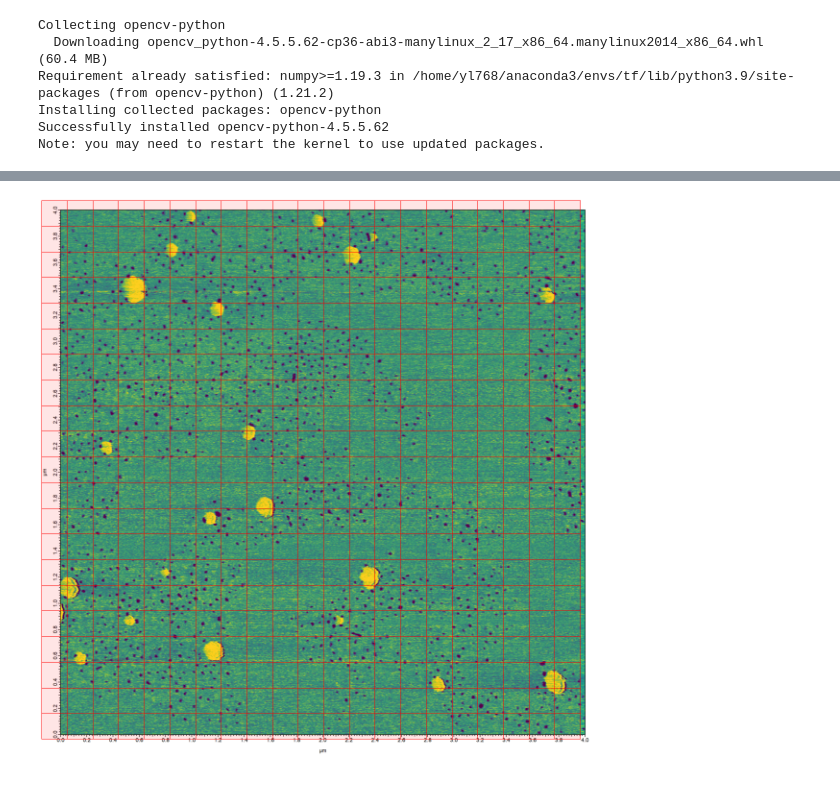
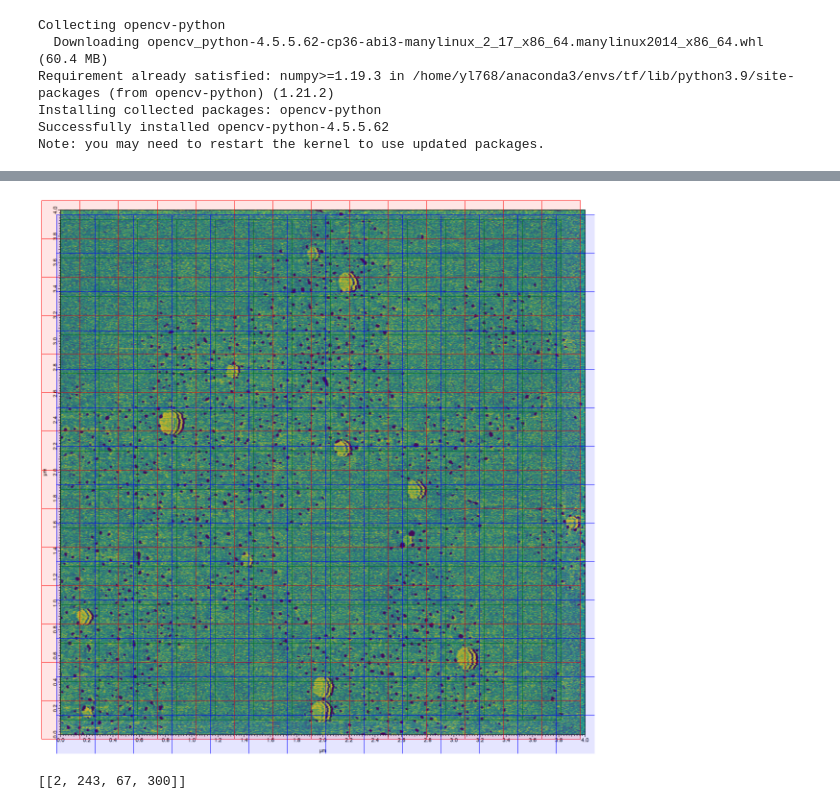
Before and after one commit to linyueqian/Quantifying-nanopaticles-in-TEM-images-through-deep-learning, a Jupyter notebook: Cutting.ipynb, the cells around one changed output, grey strips where cells are left out. Saved outputs shown, nothing was run; the diff lists cells and outputs as text; code cells hidden in the pictures.

```diff
--- a/Cutting.ipynb
+++ b/Cutting.ipynb
@@ -169,35 +148,37 @@ readxml("xxx.xml")
 # %%
 # this is used to find the suitable gap
+filename = '/home/yl768/UVM_H/images/46k_105C/labeled/X105C0030PhRm0.tif'
 im = np.asarray(Image.open(filename))
-gap=175
+xn, yn,z = im.shape
+gap=150
 plt.figure(figsize=(20, 16))
 plt.imshow(im)
 ap = plt.gca()
 plt.axis('off')
 for i in range(0, xn, gap):
     for j in range(0, yn, gap):
         if (i + gap < xn) and (j + gap < yn):
             rect = patches.Rectangle((j - 0.5, i - 0.5), gap, gap, linewidth = 1, edgecolor = 'r', facecolor = "none")
             ap.add_patch(rect)
             rect = patches.Rectangle((j - 0.5, i - 0.5), gap, gap, color = "r", alpha = 0.1)
             ap.add_patch(rect)
-# for i in range(int(gap / 2), xn, gap):
-#     for j in range(int(gap / 2), yn, gap):
-#         if (i + gap < xn) and (j + gap < yn):
-#             rect = patches.Rectangle((j - 0.5, i - 0.5), gap, gap, linewidth = 1, edgecolor = 'g', facecolor = "none")
-#             ap.add_patch(rect)
-#             rect = patches.Rectangle((j - 0.5, i - 0.5), gap, gap, color = "g", alpha = 0.1)
-#             ap.add_patch(rect)
-# for i in range(xn, 0, -gap):
-#     for j in range(yn, 0, -gap):
-#         if (i - gap > 0) and (j - gap > 0):
-#             rect = patches.Rectangle((j - 0.5 - gap, i - 0.5 - gap), gap, gap, linewidth = 1, edgecolor = 'b', facecolor = "none")
-#             ap.add_patch(rect)
-#             rect = patches.Rectangle((j - 0.5 - gap, i - 0.5 - gap), gap, gap, color = "b", alpha = 0.1)
-#             ap.add_patch(rect)
+for i in range(int(gap / 2), xn, gap):
+    for j in range(int(gap / 2), yn, gap):
+        if (i + gap < xn) and (j + gap < yn):
+            rect = patches.Rectangle((j - 0.5, i - 0.5), gap, gap, linewidth = 1, edgecolor = 'g', facecolor = "none")
+            ap.add_patch(rect)
+            rect = patches.Rectangle((j - 0.5, i - 0.5), gap, gap, color = "g", alpha = 0.1)
+            ap.add_patch(rect)
+for i in range(xn, 0, -gap):
+    for j in range(yn, 0, -gap):
+        if (i - gap > 0) and (j - gap > 0):
+            rect = patches.Rectangle((j - 0.5 - gap, i - 0.5 - gap), gap, gap, linewidth = 1, edgecolor = 'b', facecolor = "none")
+            ap.add_patch(rect)
+            rect = patches.Rectangle((j - 0.5 - gap, i - 0.5 - gap), gap, gap, color = "b", alpha = 0.1)
+            ap.add_patch(rect)
 plt.gca().xaxis.set_major_locator(plt.NullLocator())
 plt.gca().yaxis.set_major_locator(plt.NullLocator())
 plt.subplots_adjust(top = 1, bottom = 0, right = 1, left = 0, hspace = 0, wspace = 0)
 plt.savefig("ex.png", dpi = 300)
 # %% [output]
-[figure, old version]
+[figure, new version]
@@ -204 +259,10 @@ plt.savefig("ex.png", dpi = 300)
+# %%
+img=np.asarray(Image.open(filename))
+h, w, _ = img.shape
+h
+tmp1, tmp2 =_filp_pic_bboxes(img,[[0,1,2,3]])
+tmp2
+newpoi[4]
+# %% [output]
+[[2, 243, 67, 300]]
 # %%
```
Also changed, not shown: parts of 5 cells of this notebook, 1 other file.
